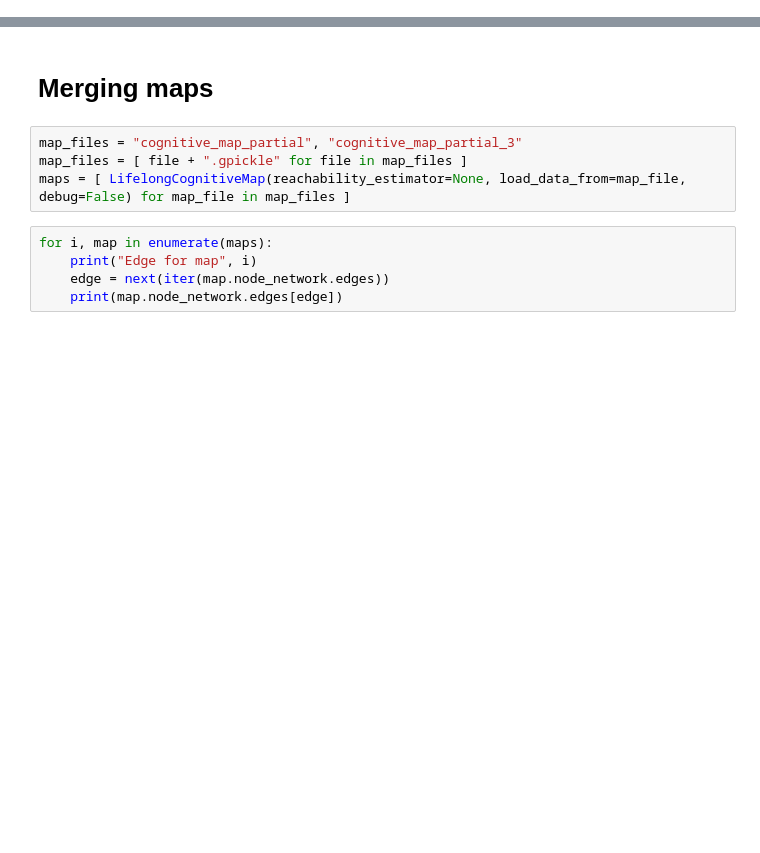
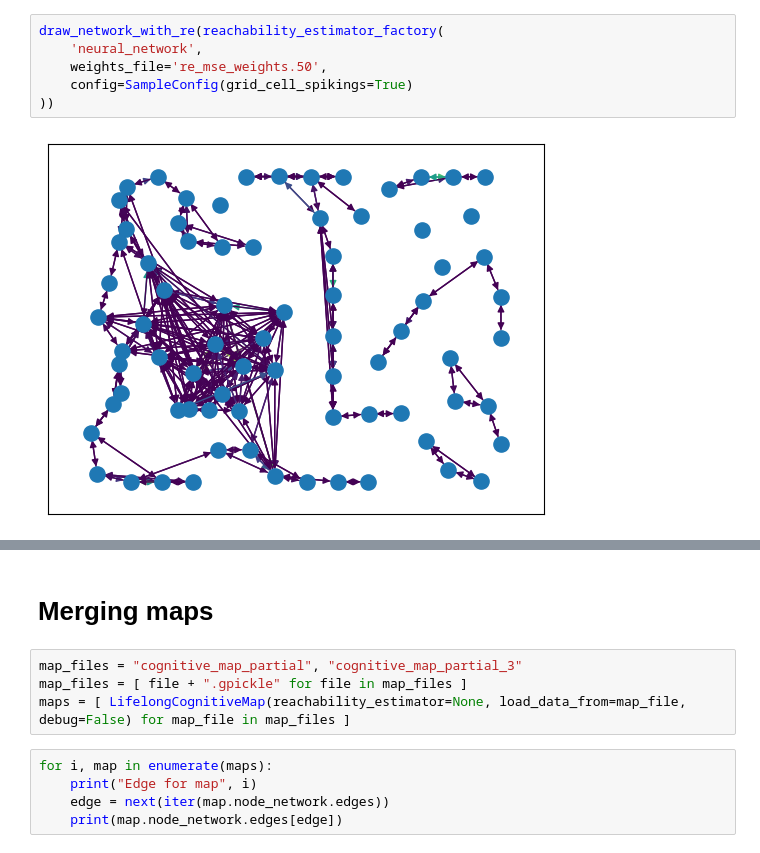
Before and after one commit to Warggr/bio-inspired-navigation, a Jupyter notebook: scripts/show_cogmaps.ipynb, the cells around one changed output, grey strips where cells are left out. Drawn from its saved outputs; the diff is of its cells as text; blank space fills up the shorter version.

```diff
--- a/scripts/show_cogmaps.ipynb
+++ b/scripts/show_cogmaps.ipynb
@@ -69,0 +107,8 @@ Average error: 4.2259056677572
+# %%
+draw_network_with_re(reachability_estimator_factory(
+    'neural_network',
+    weights_file='re_mse_weights.50',
+    config=SampleConfig(grid_cell_spikings=True)
+))
+# %% [output]
+[figure, added]
```
Also changed, not shown: parts of 23 cells of this notebook, 1 other file.
